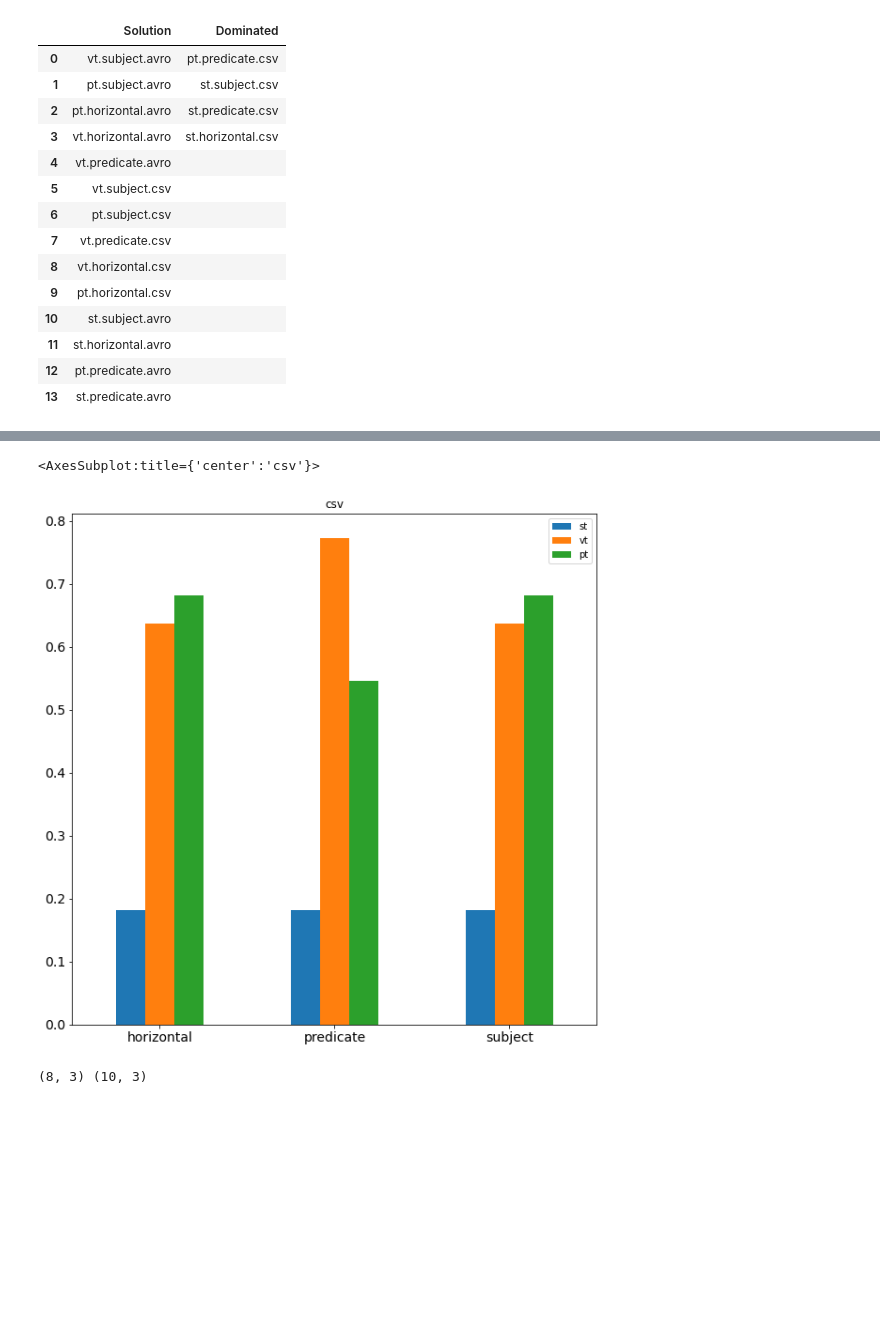
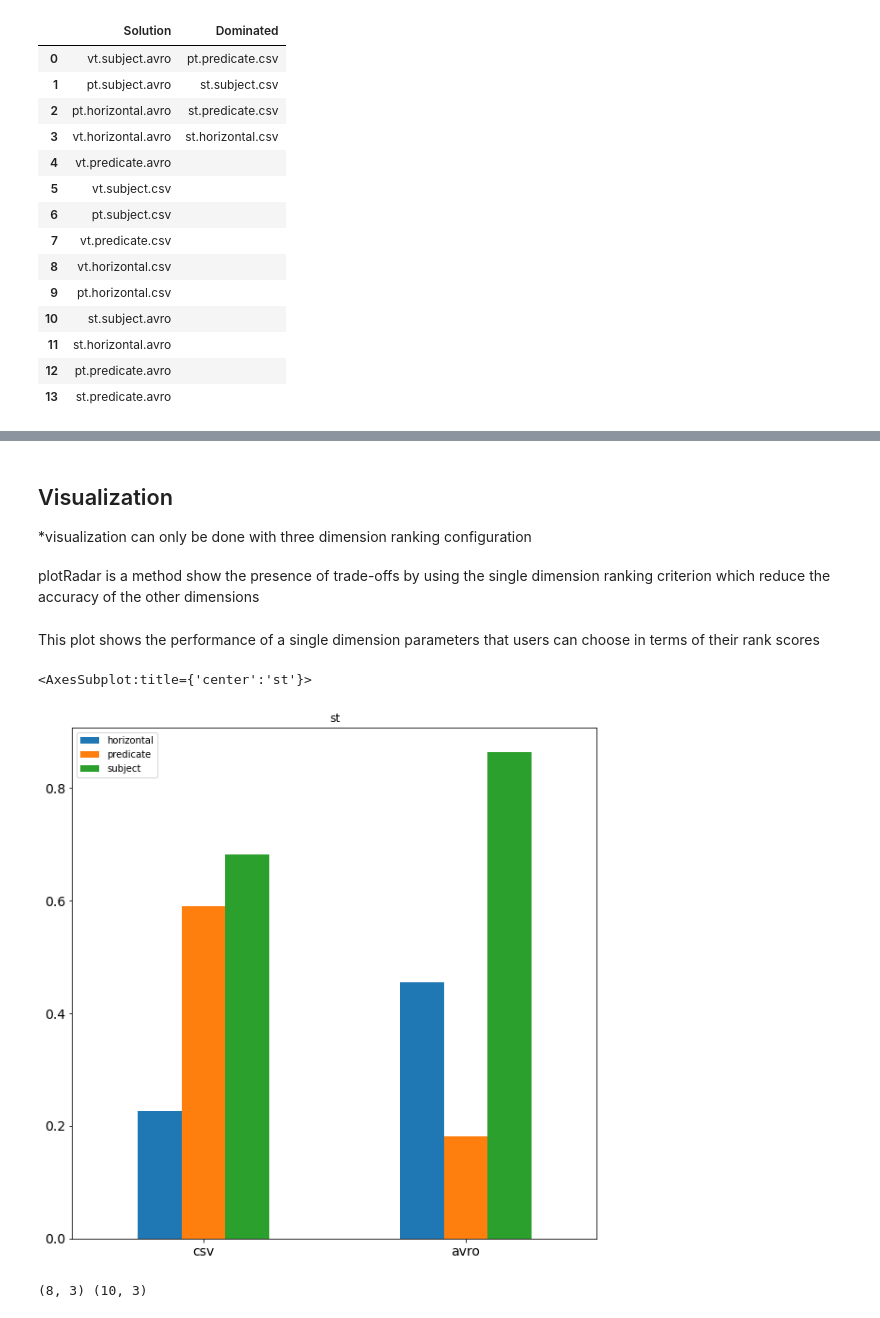
Before and after one commit to DataSystemsGroupUT/PAPyA, a Jupyter notebook: BenchRanker/BenchRanker.ipynb, the cells around one changed output, grey strips where cells are left out. Cells and saved outputs as stored; diff of their text form; code cells hidden in the pictures; blank space fills up the shorter version.

```diff
--- a/BenchRanker/BenchRanker.ipynb
+++ b/BenchRanker/BenchRanker.ipynb
@@ -106,5 +75,5 @@ paretoFronts_Agg
-# %%
-singleDimensionRanking.plot('schemas', '100M', 'csv')
-# %% [output]
-<AxesSubplot:title={'center':'csv'}>
-[figure, removed]
+# %% [markdown]
+<h2>Visualization</h2>
+*visualization can only be done with three dimension ranking configuration
+# %% [markdown]
+plotRadar is a method show the presence of trade-offs by using the single dimension ranking criterion which reduce the accuracy of the other dimensions
@@ -111,3 +84,12 @@ singleDimensionRanking.plot('schemas', '100M', 'csv')
+# %% [markdown]
+This plot shows the performance of a single dimension parameters that users can choose in terms of their rank scores
+# %%
+# this method takes three parameters which are the dimension, dataset size, and the choosen options that user wants to see
+
+singleDimensionRanking.plot('partition', '100M', 'st')
+# %% [output]
+<AxesSubplot:title={'center':'st'}>
+[figure, added]
 # %%
 multiDimensionRanking.plot('100M')
 # %% [output]
```
Also changed, not shown: parts of 16 cells of this notebook, 1 other file.
